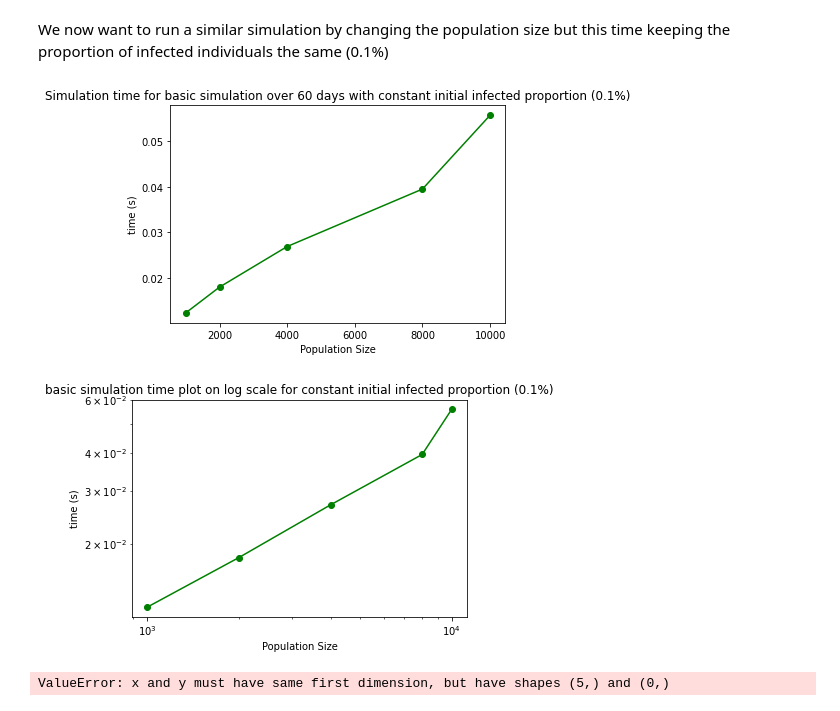
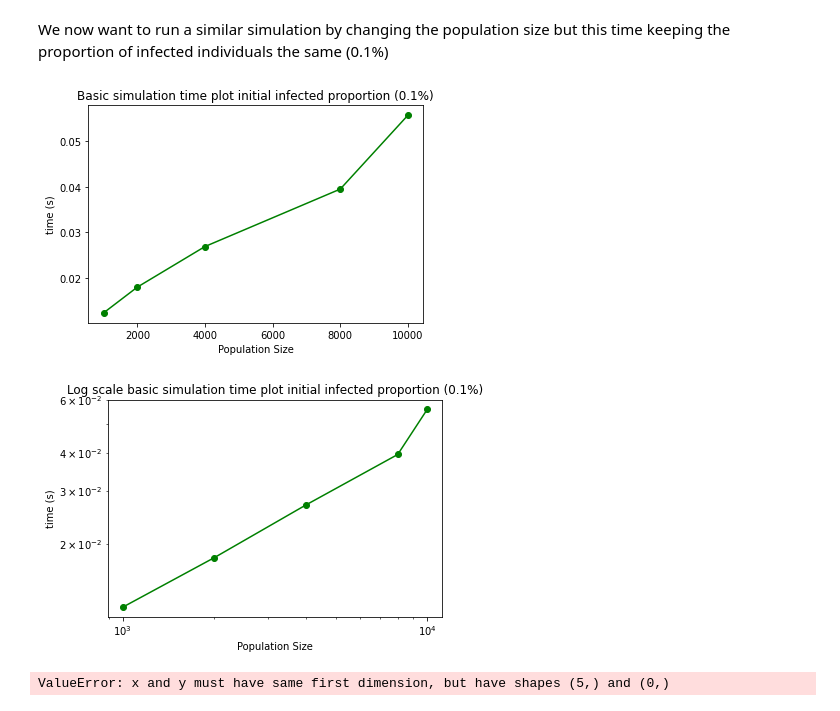
Before and after one commit to SABS-R3-Epidemiology/epiabm, a Jupyter notebook: python_examples/sim_speeds/sim_speeds.ipynb, the cells around one changed output. Drawn from its saved outputs; the diff is of its cells as text; code cells hidden in the pictures.

```diff
--- a/python_examples/sim_speeds/sim_speeds.ipynb
+++ b/python_examples/sim_speeds/sim_speeds.ipynb
@@ -174,36 +172,35 @@ for i in range(len(pop_sizes)):
 # %%
 
 # Plotting graph code
 x = pop_sizes
 y = sim_times
 
 # Plot on linear scale
-plt.title("Simulation time for basic simulation over 60 days with constant "
-          "initial infected proportion (0.1%)")
+plt.title("Basic simulation time plot initial infected proportion (0.1%)")
 plt.xlabel('Population Size')
 plt.xscale('linear')
 plt.yscale('linear')
 plt.ylabel('time (s)')
 plt.plot(x, y, marker='o', c='g')
 
 plt.savefig('before_improvement_basic_sim_constant_proportion.png')
 
 plt.show()
 
 # Plot on log scale
-plt.title("Basic simulation time plot on log scale for constant initial infected proportion (0.1%)")
+plt.title("Log scale basic simulation time plot initial infected proportion (0.1%)")
 plt.xlabel('Population Size')
 plt.xscale('log')
 plt.yscale('log')
 plt.ylabel('time (s)')
 plt.plot(x, y, marker='o', c='g')
 
 plt.savefig('before_improvement_basic_sim_constant_proportion_log.png')
 
 plt.show()
 # %% [output]
-[figure, old version]
+[figure, new version]
-[figure, old version]
+[figure, new version]
 # %%
 
 # Setup output for logging file
```
Also changed, not shown: parts of 1 cell of this notebook, 4 other files.
